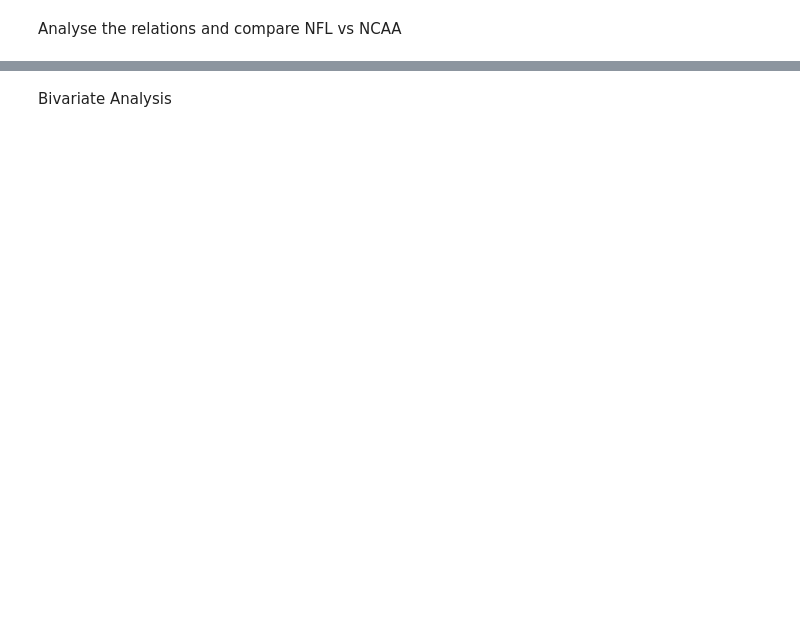
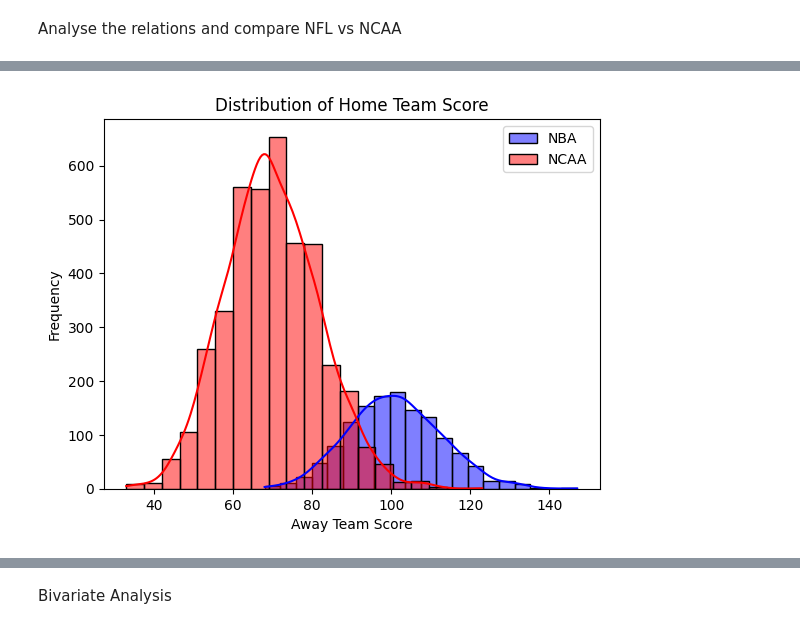
Before and after one commit to feliperodriguessd/Projetos, a Jupyter notebook: Pro_college_Basketball.ipynb, the cells around one changed output, grey strips where cells are left out. Saved outputs shown, nothing was run; the diff lists cells and outputs as text; code cells hidden in the pictures; blank space fills up the shorter version.

```diff
--- a/Pro_college_Basketball.ipynb
+++ b/Pro_college_Basketball.ipynb
@@ -38,9 +90,11 @@ plt.show()
 # %%
-sns.histplot(nfl_df_data_common['away.score'], bins=20, kde=True, color='blue', label='NFL')
-sns.histplot(ncaa_df_data_common['away.score'], bins=20, kde=True, color='Red', label='NCAA')
+sns.histplot(nba_df_data_common['away.score'], bins=20, kde=True, color='blue', label='NBA')
+sns.histplot(ncaa_b_df_data_common['away.score'], bins=20, kde=True, color='Red', label='NCAA')
 plt.legend()
 plt.xlabel('Away Team Score')
 plt.ylabel('Frequency')
 plt.title('Distribution of Home Team Score')
 plt.show()
+# %% [output]
+[figure, added]
 # %%
```
Also changed, not shown: parts of 16 cells of this notebook.
